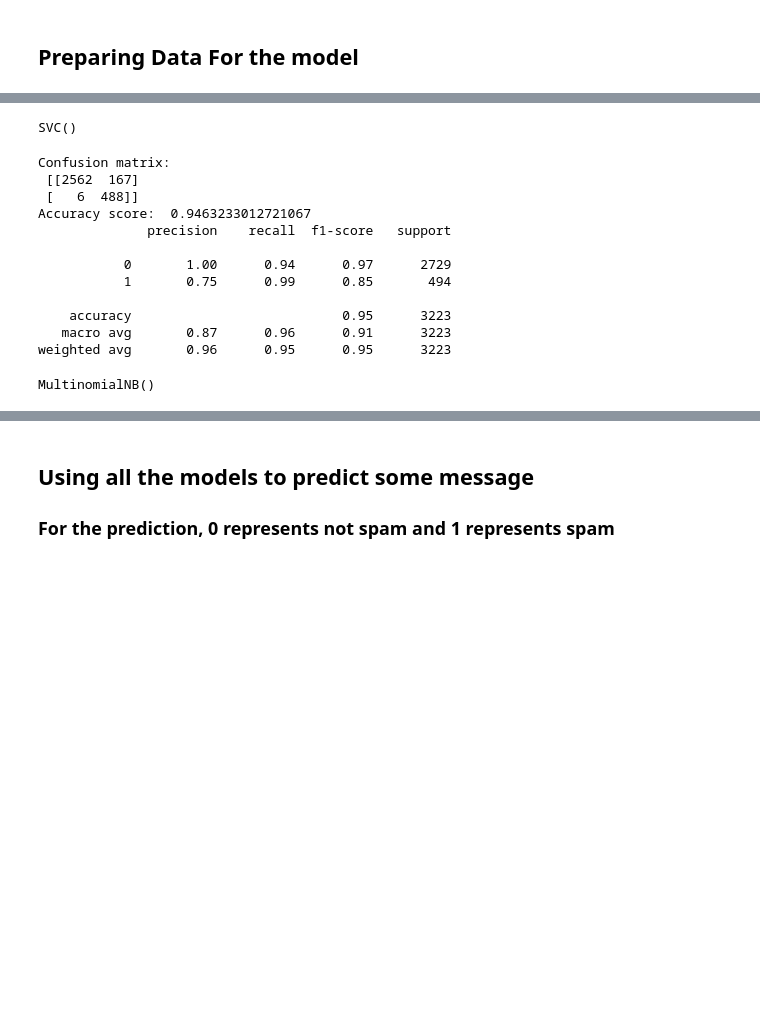
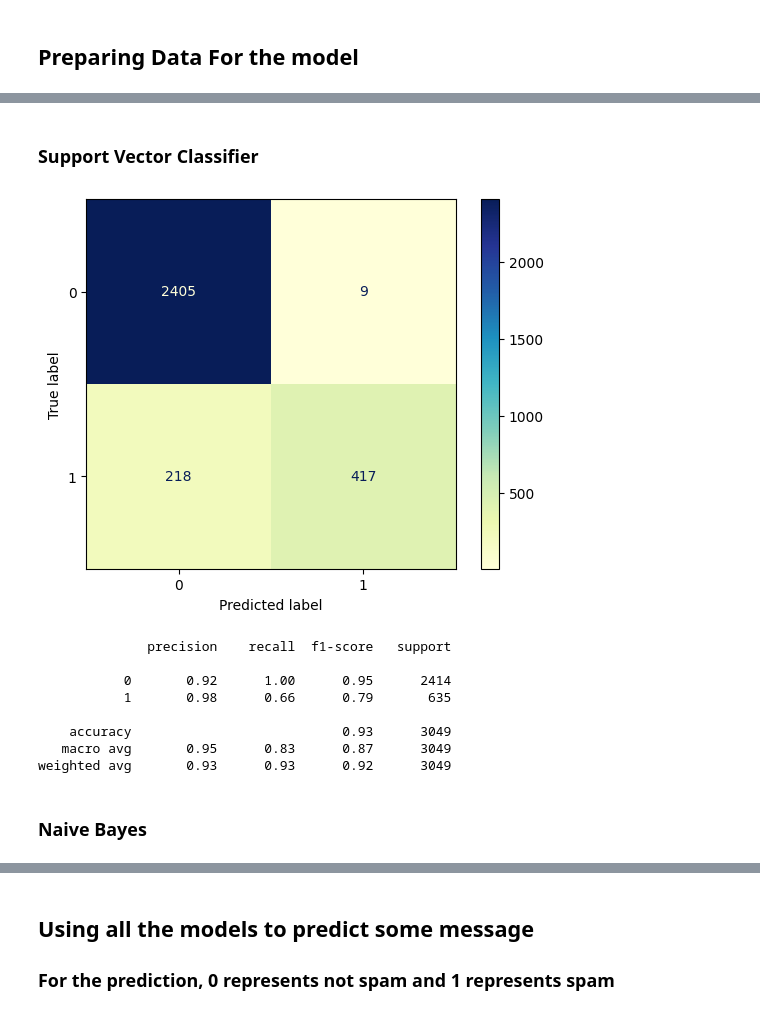
Before and after one commit to Jefest1/CVIP_Data_Science_Intern, a Jupyter notebook: spam_detection.ipynb, the cells around one changed output, grey strips where cells are left out. Saved outputs shown, nothing was run; the diff lists cells and outputs as text; code cells hidden in the pictures; blank space fills up the shorter version.

```diff
--- a/spam_detection.ipynb
+++ b/spam_detection.ipynb
@@ -83,11 +103,12 @@ y = email_df['Label']
 # Encoding the spam or ham to numerical forms
 label_encoder = LabelEncoder()
 y = label_encoder.fit_transform(y)
-# %%
-X = np.array(X, dtype=str)
-feature_extraction = TfidfVectorizer(min_df=1, stop_words='english', lowercase=True)
-X = feature_extraction.fit_transform(X)
 # %%
 # Splitting the data into training and testing sets
-X_train, X_test, y_train, y_test = train_test_split(X, y, test_size=0.3, random_state=101)
+X_train, X_test, y_train, y_test = train_test_split(X, y, test_size=0.3, random_state=101, stratify = y)
+# %%
+# preprocessing the mails
+vectorizer = CountVectorizer()
+X_train = vectorizer.fit_transform(X_train)
+X_test = vectorizer.transform(X_test)
 # %% [markdown]
@@ -94,0 +116,2 @@ X_train, X_test, y_train, y_test = train_test_split(X, y, test_size=0.3, random_
+# %% [markdown]
+### Support Vector Classifier
@@ -95,7 +136,7 @@ X_train, X_test, y_train, y_test = train_test_split(X, y, test_size=0.3, random_
 # %%
 # Using Support Vector Machine as the first Model
-model_1 = SVC()
+svc_clf = SVC()
+svc_clf.fit(X_train, y_train)
+
+# making predictions
+pred_svc = svc_clf.predict(X_test)
-# %%
-model_1.fit(X_train, y_train)
-# %% [output]
-SVC()
@@ -104,17 +143,19 @@ prediction = model_1.predict(X_test)
 # %%
-print('Confusion matrix: ', '\n', confusion_matrix(prediction,y_test))
-print('Accuracy score: ', accuracy_score(prediction,y_test))
-print(classification_report(prediction,y_test))
+# resetting the seaborn graphs
+sns.reset_orig()
+
+# Displaying the confusion matrix
+ConfusionMatrixDisplay.from_predictions(y_test, pred_svc, labels= svc_clf.classes_, cmap='YlGnBu')
+plt.show()
+
+print(classification_report(y_test, pred_svc))
 # %% [output]
+[figure, added]
-Confusion matrix:
- [[2562  167]
- [   6  488]]
-Accuracy score:  0.9463233012721067
               precision    recall  f1-score   support
 
-           0       1.00      0.94      0.97      2729
-           1       0.75      0.99      0.85       494
+           0       0.92      1.00      0.95      2414
+           1       0.98      0.66      0.79       635
 
-    accuracy                           0.95      3223
-   macro avg       0.87      0.96      0.91      3223
-weighted avg       0.96      0.95      0.95      3223
+    accuracy                           0.93      3049
+   macro avg       0.95      0.83      0.87      3049
+weighted avg       0.93      0.93      0.92      3049
@@ -121,2 +165,4 @@ weighted avg       0.96      0.95      0.95      3223
+# %% [markdown]
+### Naive Bayes
 # %%
 #Using Naive bayes
@@ -124,4 +173,0 @@ model_2 = MultinomialNB()
-# %%
-model_2.fit(X_train,y_train)
-# %% [output]
-MultinomialNB()
```
Also changed, not shown: parts of 46 cells of this notebook, 1 other file.
